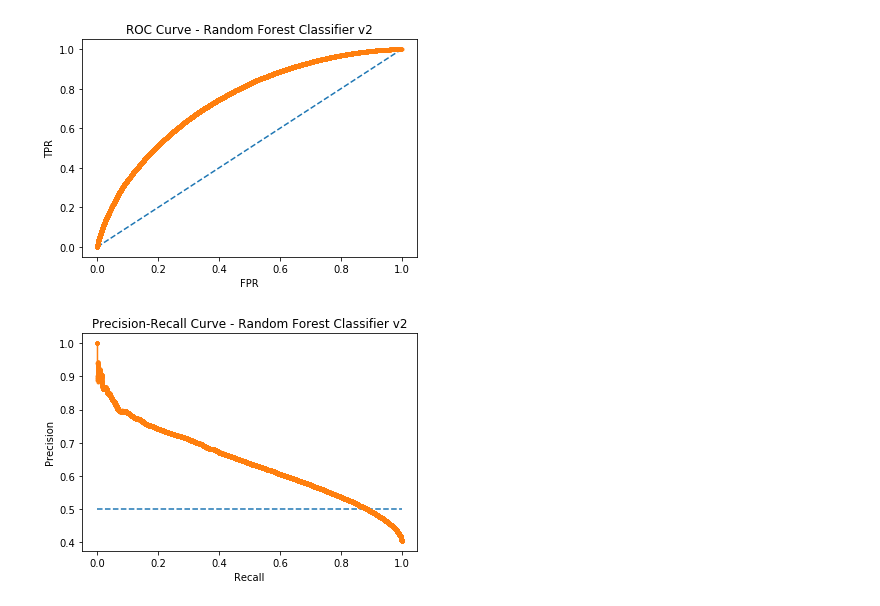
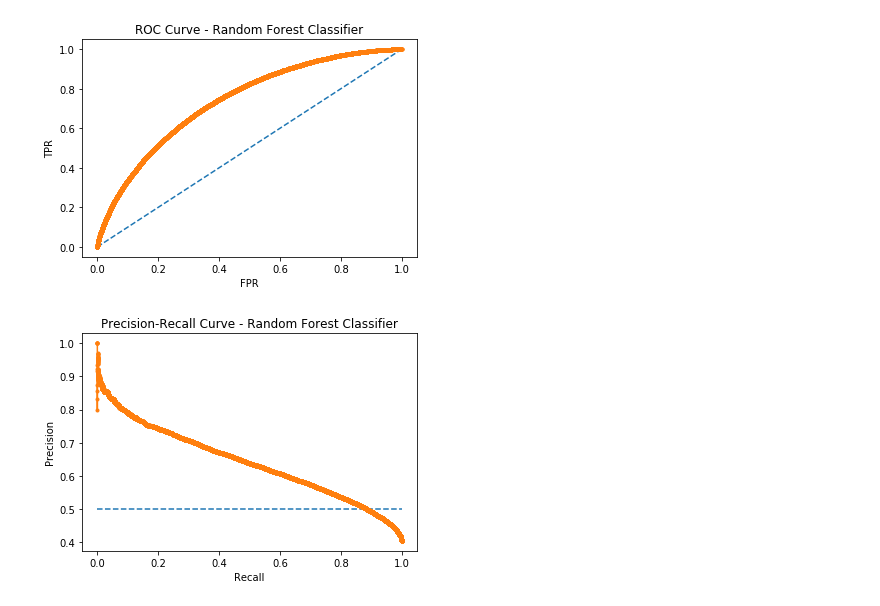
Before and after one commit to liberrhythm/mlvu-kickstarter-project, a Jupyter notebook: kickstarter-random-forest-analysis.ipynb, the cells around one changed output. Cells and saved outputs as stored; diff of their text form; code cells hidden in the pictures.

```diff
--- a/kickstarter-random-forest-analysis.ipynb
+++ b/kickstarter-random-forest-analysis.ipynb
@@ -46,13 +46,6 @@ y_val['state'] = y_val['state'].astype('category')
 # flatten 1-column dataframe into series
 y_train = y_train['state']
 y_val = y_val['state']
-# %%
-def binary_encode(state):
-    if state == 'successful': return 1
-    else: return 0
-
-y_train['state'] = [binary_encode(state) for state in y_train['state']]
-y_val['state'] = [binary_encode(state) for state in y_val['state']]
 # %%
 # START OF MY RANDOM FOREST MODEL
 # %%
@@ -60,7 +53,7 @@ y_val['state'] = [binary_encode(state) for state in y_val['state']]
 # https://chrisalbon.com/machine_learning/trees_and_forests/random_forest_classifier_example/
 # http://dataaspirant.com/2017/06/26/random-forest-classifier-python-scikit-learn/
 from sklearn.ensemble import RandomForestClassifier
-clf = RandomForestClassifier(n_estimators=100, random_state=0, max_depth=1000, min_samples_split=10, min_samples_leaf=4, criterion='entropy')
+clf = RandomForestClassifier(n_estimators=100, random_state=0, max_depth=1000, min_samples_split=10, min_samples_leaf=4, criterion='gini')
 # clf.fit(x_train, y_train)
 # %%
 # clf.get_params()
@@ -154,19 +147,19 @@ AttributeError: Can only use .cat accessor with a 'category' dtype
 # %%
 # our dataset is balanced - this one is better
 # plot ROC curve
 # https://machinelearningmastery.com/roc-curves-and-precision-recall-curves-for-classification-in-python/
-fpr, tpr, thresholds = roc_curve(y_val.cat.codes, positive_probabilities, pos_label=1)
+fpr, tpr, thresholds = roc_curve(y_val, positive_probabilities, pos_label="successful")
 # plot no skill
 plt.plot([0, 1], [0, 1], linestyle='--')
 # plot the roc curve for the model
 plt.plot(fpr, tpr, marker='.')
-plt.title("ROC Curve - Random Forest Classifier v2")
+plt.title("ROC Curve - Random Forest Classifier")
 plt.xlabel("FPR")
 plt.ylabel("TPR")
 # show the plot
 plt.show()
 # %% [output]
-[figure, old version]
+[figure, new version]
 # %%
 # plot precision-recall curve
 precision, recall, thresholds = precision_recall_curve(y_val.cat.codes, positive_probabilities)
@@ -174,13 +167,13 @@ precision, recall, thresholds = precision_recall_curve(y_val.cat.codes, positive
 plt.plot([0, 1], [0.5, 0.5], linestyle='--')
 # plot the roc curve for the model
 plt.plot(recall, precision, marker='.')
-plt.title("Precision-Recall Curve - Random Forest Classifier v2")
+plt.title("Precision-Recall Curve - Random Forest Classifier")
 plt.xlabel("Recall")
 plt.ylabel("Precision")
 # show the plot
 plt.show()
 # %% [output]
-[figure, old version]
+[figure, new version]
 # %%
 # using only these four features
 # feats = ['usd_goal_real','duration_days','goal*days','name_sentiment']
```
Also changed, not shown: parts of 6 cells of this notebook, 19 other files.
